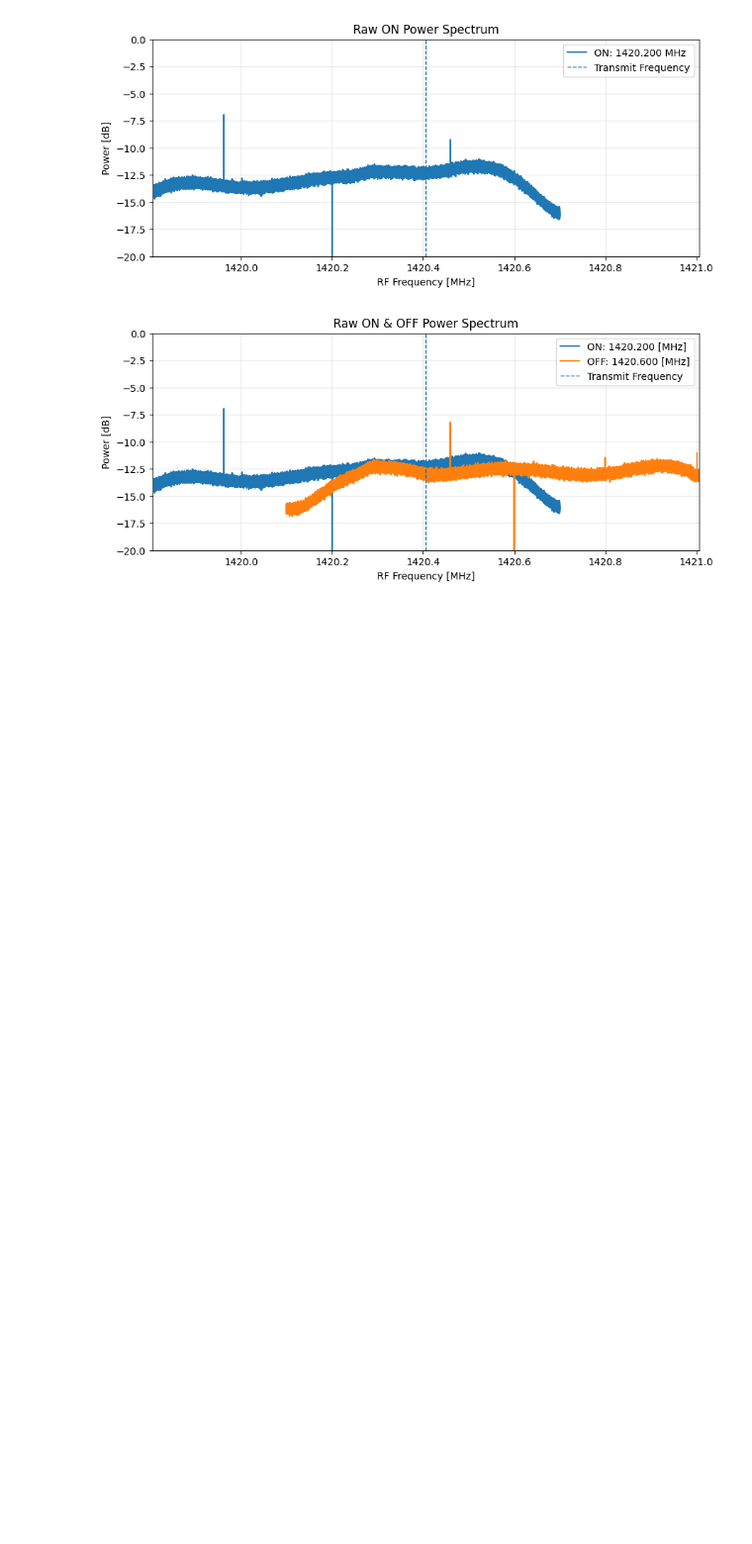
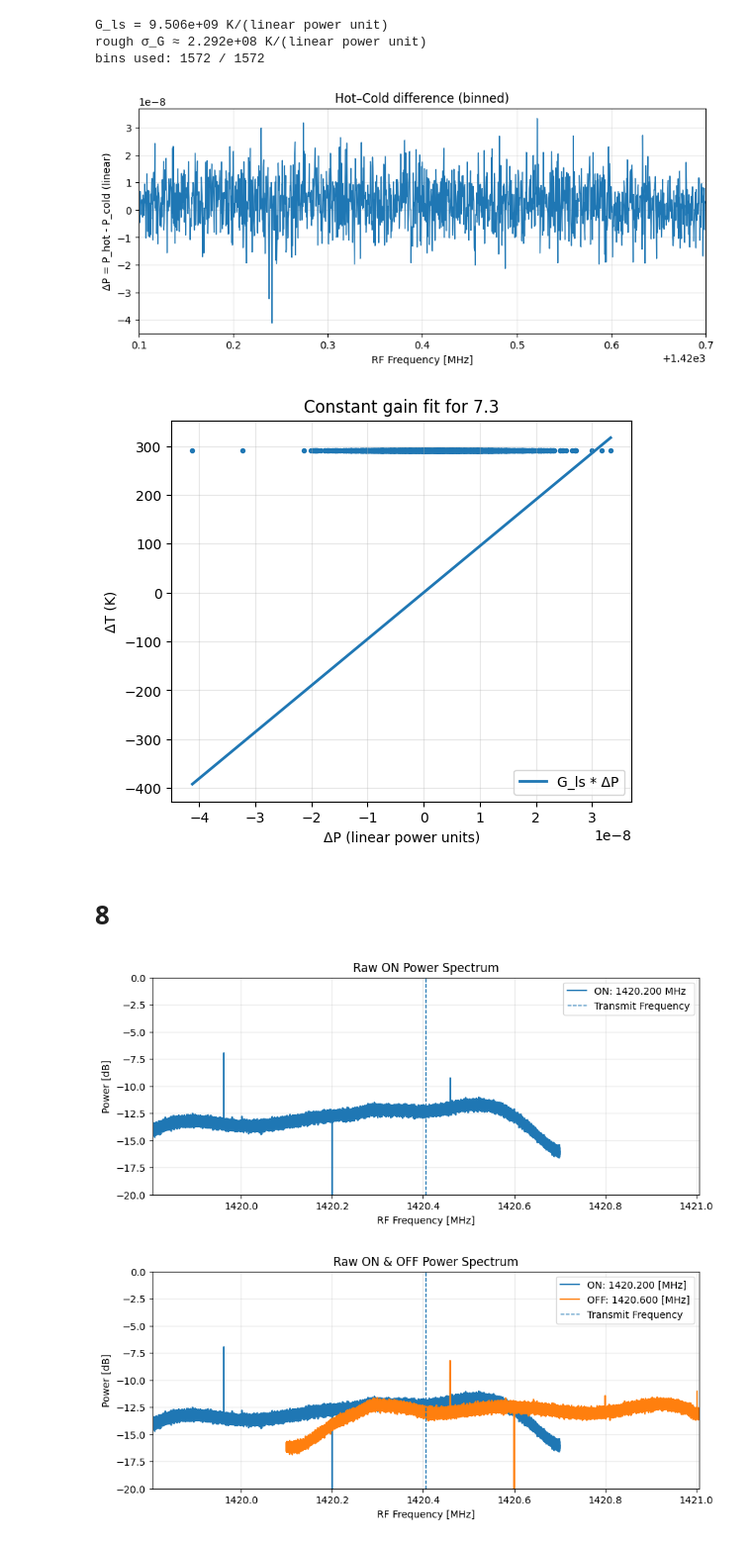
Before and after one commit to kaijaffarove/astro_lab, a Jupyter notebook: lab2.ipynb, the cells around one changed output. Shown at 99% size. Drawn from its saved outputs; the diff is of its cells as text; code cells hidden in the pictures; blank space fills up the shorter version.

```diff
--- a/lab2.ipynb
+++ b/lab2.ipynb
@@ -9,3 +150,69 @@ import ugradio
+# %%
+import numpy as np
+import matplotlib.pyplot as plt
+
+# assumes you already have: f_b, Phot_b, Pcold_b from the previous 7.3 cell
+T_hot  = 300.0
+T_cold = 10.0
+dT = T_hot - T_cold
+
+dP = Phot_b - Pcold_b
+
+# Optional: downweight obvious RFI outliers using winsor-like clipping
+med = np.nanmedian(dP)
+mad = np.nanmedian(np.abs(dP - med))
+sig = 1.4826*mad if mad > 0 else np.nanstd(dP)
+
+clip = 6*sig if np.isfinite(sig) and sig > 0 else np.inf
+use = np.isfinite(dP) & (np.abs(dP - med) < clip)
+
+# Least-squares gain estimate (single constant)
+num = np.nansum(dP[use])
+den = np.nansum(dP[use]**2)
+
+if den == 0:
+    raise RuntimeError("ΔP is identically zero after masking; cannot estimate gain.")
+
+G_ls = dT * num / den   # K per linear-power-unit
+
+# Uncertainty estimate from residual scatter (rough, but useful to report)
+dT_pred = G_ls * dP[use]
+resid = dT - dT_pred
+sigma_resid = np.nanstd(resid)
+sigma_G = sigma_resid / np.sqrt(den)  # crude
+
+print(f"G_ls = {G_ls:.3e} K/(linear power unit)")
+print(f"rough σ_G ≈ {sigma_G:.3e} K/(linear power unit)")
+print(f"bins used: {use.sum()} / {len(dP)}")
+
+# Visual sanity plots
+plt.figure(figsize=(10,4))
+plt.plot(f_b/1e6, dP, lw=1)
+plt.xlabel("RF Frequency [MHz]")
+plt.ylabel("ΔP = P_hot - P_cold (linear)")
+plt.title("Hot–Cold difference (binned)")
+plt.grid(True, alpha=0.3)
+plt.xlim(1420.1, 1420.7)
+plt.show()
+
+plt.figure(figsize=(6,5))
+plt.scatter(dP[use], np.full(use.sum(), dT), s=8)
+xline = np.linspace(np.nanmin(dP[use]), np.nanmax(dP[use]), 200)
+plt.plot(xline, G_ls*xline, lw=2, label="G_ls * ΔP")
+plt.xlabel("ΔP (linear power units)")
+plt.ylabel("ΔT (K)")
+plt.title("Constant gain fit for 7.3")
+plt.grid(True, alpha=0.3)
+plt.legend()
+plt.show()
+# %% [output]
+G_ls = 9.506e+09 K/(linear power unit)
+rough σ_G ≈ 2.292e+08 K/(linear power unit)
+bins used: 1572 / 1572
+[figure, added]
+[figure, added]
+# %% [markdown]
+# 8
 # %%
 import numpy as np
 import matplotlib.pyplot as plt
```
Also changed, not shown: parts of 9 cells of this notebook.
